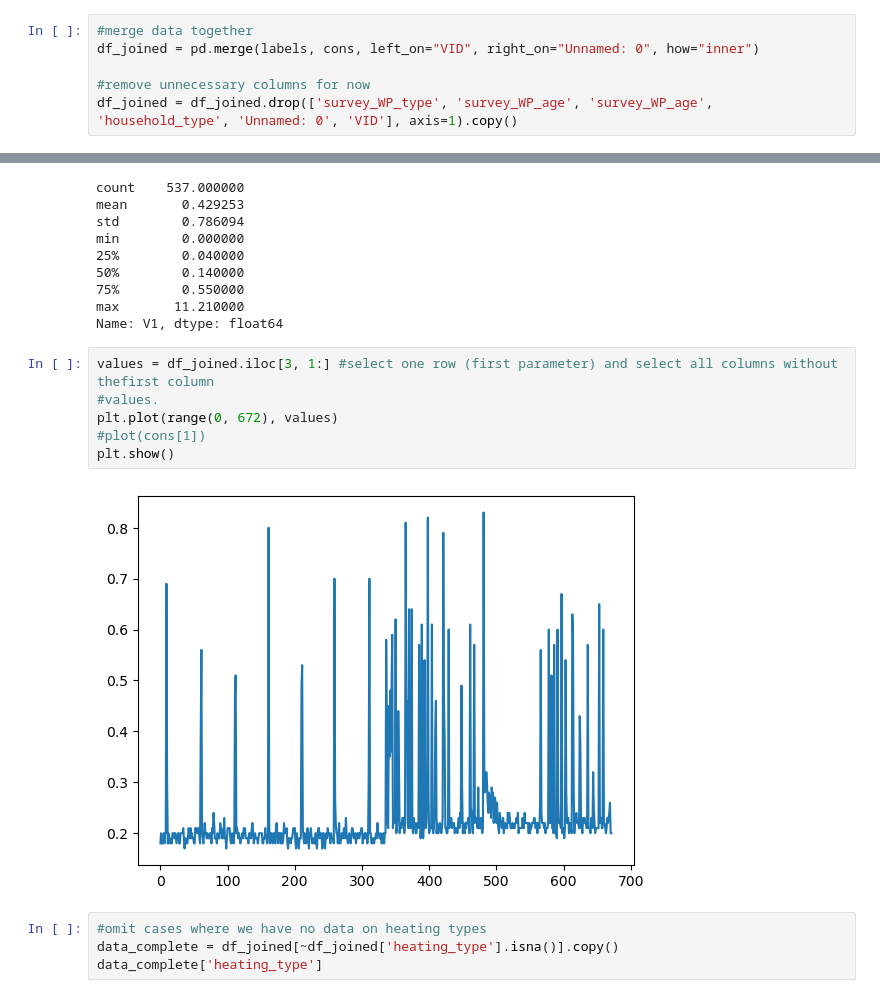
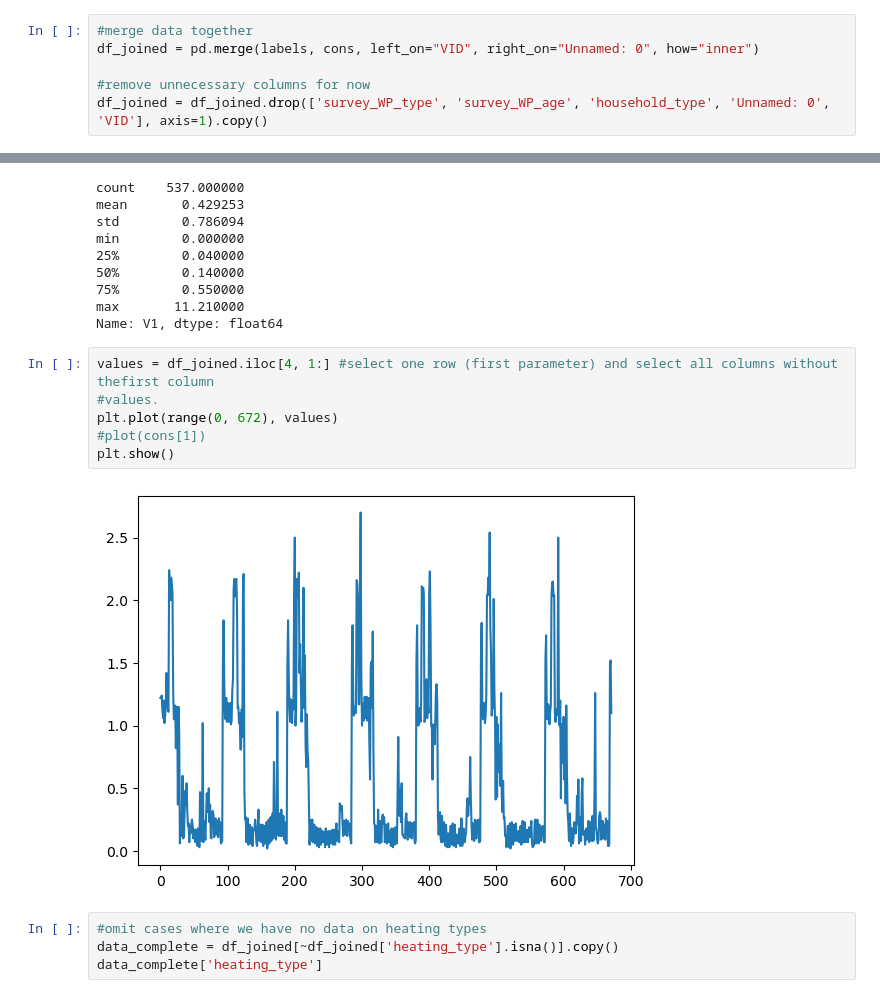
Before and after one commit to hopfkons/business-analytics-fau, a Jupyter notebook: 8_SmartMeterAnalytics.ipynb, the cells around one changed output, grey strips where cells are left out. Saved outputs shown, nothing was run; the diff lists cells and outputs as text.

```diff
--- a/8_SmartMeterAnalytics.ipynb
+++ b/8_SmartMeterAnalytics.ipynb
@@ -25,4 +25,4 @@ cons = pd.read_csv("data/smartmeter_cons_W44.csv", sep=";", decimal=",")
 df_joined = pd.merge(labels, cons, left_on="VID", right_on="Unnamed: 0", how="inner")
 
 #remove unnecessary columns for now
-df_joined = df_joined.drop(['survey_WP_type', 'survey_WP_age', 'survey_WP_age', 'household_type', 'Unnamed: 0', 'VID'], axis=1).copy()
+df_joined = df_joined.drop(['survey_WP_type', 'survey_WP_age', 'household_type', 'Unnamed: 0', 'VID'], axis=1).copy()
@@ -39,13 +54,13 @@ min        0.000000
 max       11.210000
 Name: V1, dtype: float64
 # %%
-values = df_joined.iloc[3, 1:] #select one row (first parameter) and select all columns without thefirst column
+values = df_joined.iloc[4, 1:] #select one row (first parameter) and select all columns without thefirst column
 #values.
 plt.plot(range(0, 672), values)
 #plot(cons[1])
 plt.show()
 # %% [output]
-[figure, old version]
+[figure, new version]
 # %%
 #omit cases where we have no data on heating types
 data_complete = df_joined[~df_joined['heating_type'].isna()].copy()
```
Also changed, not shown: parts of 4 cells of this notebook.
